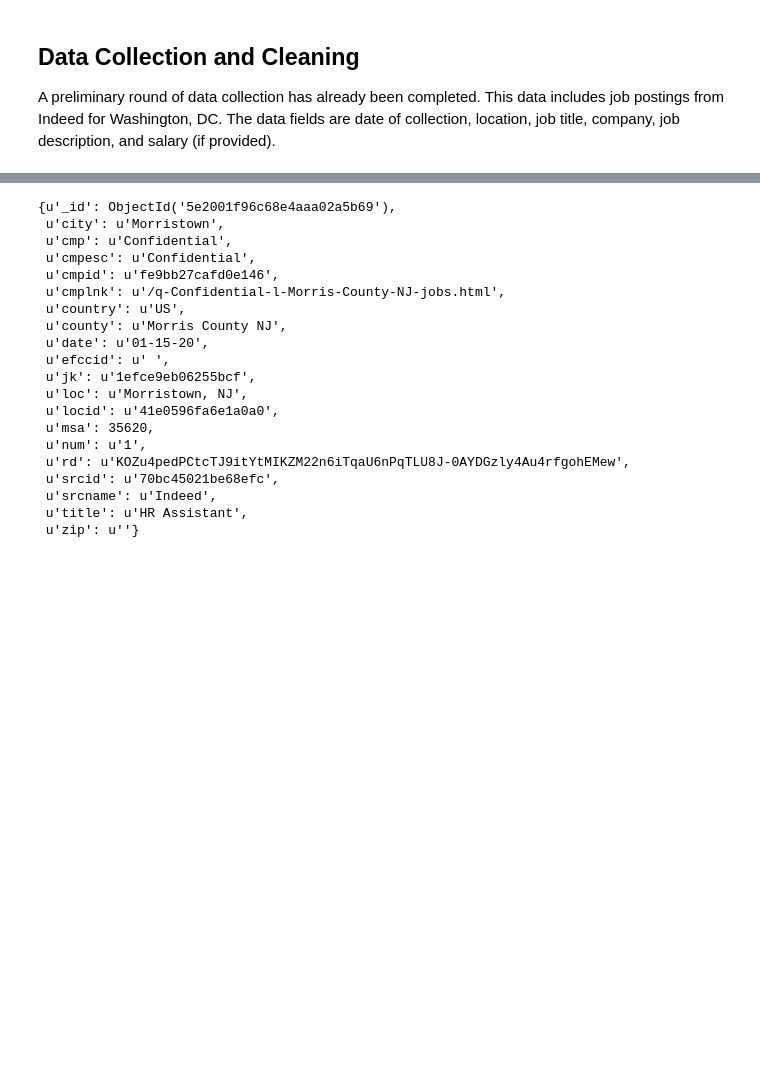
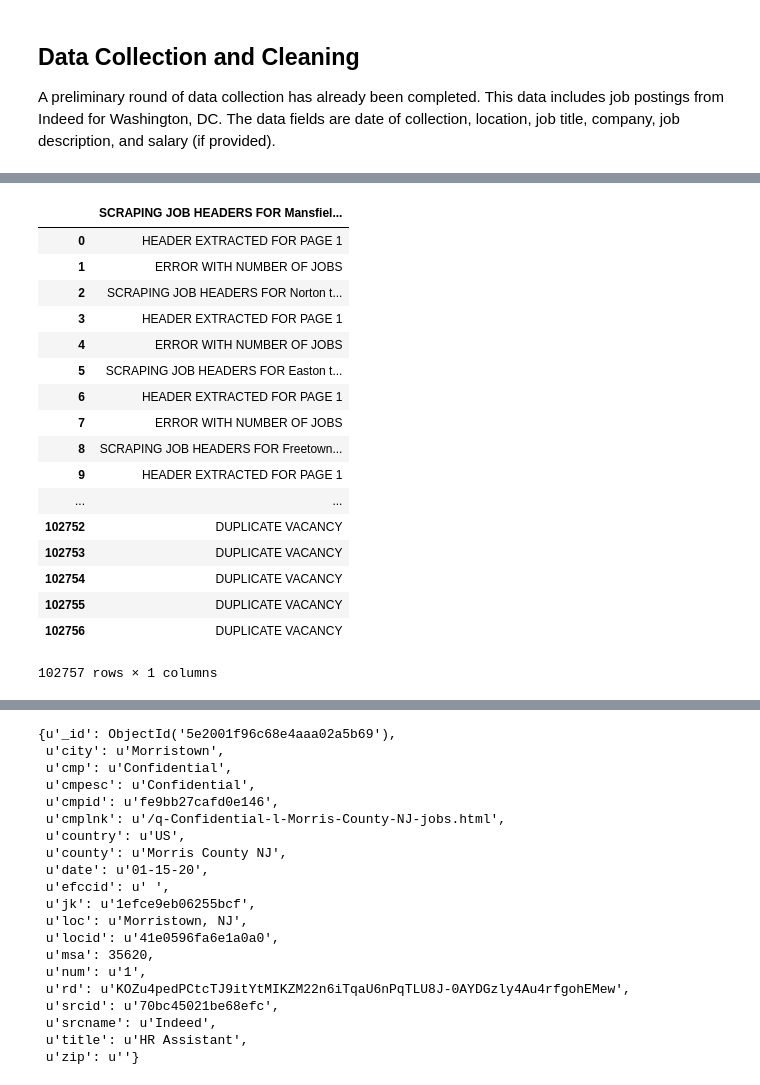
Before and after one commit to anilca-lab/FIS-capstone-project, a Jupyter notebook: Master_notebook.ipynb, the cells around one changed output, grey strips where cells are left out. Drawn from its saved outputs; the diff is of its cells as text; code cells hidden in the pictures; blank space fills up the shorter version.

```diff
--- a/Master_notebook.ipynb
+++ b/Master_notebook.ipynb
@@ -37,3 +76,26 @@ You should consider upgrading via the 'pip install --upgrade pip' command.
+# %%
+log_df = pd.read_csv('log.txt', sep = '\n')
+# %%
+log_df
+# %% [output]
+|  | SCRAPING JOB HEADERS FOR Mansfiel... |
+| 0 | HEADER EXTRACTED FOR PAGE 1 |
+| 1 | ERROR WITH NUMBER OF JOBS |
+| 2 | SCRAPING JOB HEADERS FOR Norton t... |
+| 3 | HEADER EXTRACTED FOR PAGE 1 |
+| 4 | ERROR WITH NUMBER OF JOBS |
+| 5 | SCRAPING JOB HEADERS FOR Easton t... |
+| 6 | HEADER EXTRACTED FOR PAGE 1 |
+| 7 | ERROR WITH NUMBER OF JOBS |
+| 8 | SCRAPING JOB HEADERS FOR Freetown... |
+| 9 | HEADER EXTRACTED FOR PAGE 1 |
+| ... | ... |
+| 102752 | DUPLICATE VACANCY |
+| 102753 | DUPLICATE VACANCY |
+| 102754 | DUPLICATE VACANCY |
+| 102755 | DUPLICATE VACANCY |
+| 102756 | DUPLICATE VACANCY |
+102757 rows × 1 columns
 # %%
 myclient = pymongo.MongoClient('mongodb://anilca:occupational2020@docdb-2020-01-15-20-21-28.cluster-cwumlwnktm8n.us-east-1.docdb.amazonaws.com:27017/?ssl=true&ssl_ca_certs=rds-combined-ca-bundle.pem&replicaSet=rs0')
 mydb = myclient['Indeed-job-vacancies']
```
Also changed, not shown: parts of 13 cells of this notebook, 2 other files.
